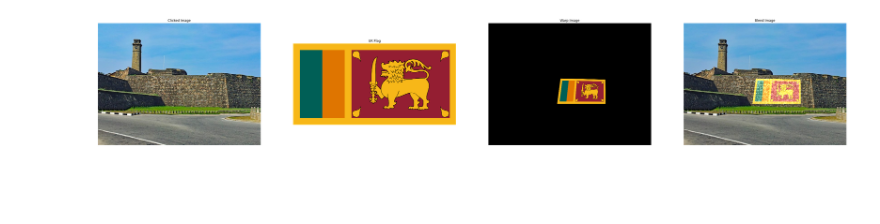
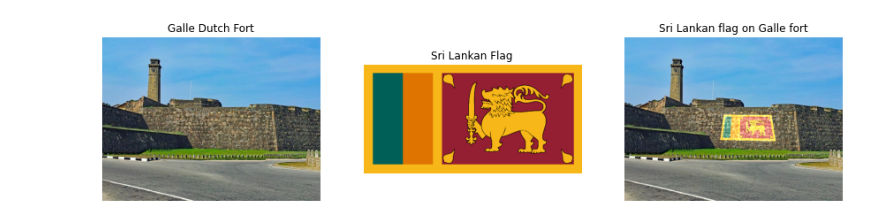
Before and after one commit to Kithdara/Assignments, a Jupyter notebook: Assignment_2.ipynb, the cells around one changed output. Saved outputs shown, nothing was run; the diff lists cells and outputs as text; code cells hidden in the pictures; blank space fills up the shorter version.

```diff
--- a/Assignment_2.ipynb
+++ b/Assignment_2.ipynb
@@ -109,65 +107,67 @@ plt.show()
 # %%
 import numpy as np
 import cv2 as cv
 import matplotlib.pyplot as plt
 
 count = 0
-points = []
-width = 0
-height = 0
+point_lst = []
 
-def mousePoints(event, x, y, flags, params):
-    global count
-    global points
+
+def getPoints(event, x, y, flags, params):
+    #This function appends clicking points to the point list
+    global count,point_lst
     if count < 4:
-        if event == cv.EVENT_LBUTTONDOWN:
-            points.append((x, y))
+        if event == cv.EVENT_LBUTTONDOWN:#identify left mouse click
+            point_lst.append((x, y))
             count += 1
-    return None
+    if count==4:#After entering 4 points image window closes.
+        cv.waitKey(1)
+        cv.destroyAllWindows()
+def arrange(data):
+    #This function identify left,right corners of clicking points and arrange them to calculate homography matrix.
+    data.sort(reverse=0)
+    if data[0][1]>data[1][1]:
+        data.insert(0,data.pop(1)) #left bottom
+    if data[2][1]>data[3][1]:
+        data.insert(3,data.pop(2)) #right top
+    data.insert(1,data.pop(2))
+    return data
 
-def getshape(pts):
-    global width
-    global height
-    width = (abs(pts[0][0] - pts[1][0]) + abs(pts[2][0] - pts[3][0]))//2
-    height = (abs(pts[0][1] - pts[2][1]) + abs(pts[1][1] - pts[3][1]))//2
-
-    return width, height
-
+#read images
 img1 = cv.imread(r'galle fort.jpg', cv.IMREAD_COLOR)
 img2 = cv.imread(r'Flag_of_Sri_Lanka.png', cv.IMREAD_REDUCED_COLOR_4)
-img3 = img1
-
-cv.imshow("original image", img1)
-cv.setMouseCallback("original image", mousePoints)
-cv.waitKey(0)
-cv.destroyAllWindows()
-
-pts_src = np.array([[0,0], [img2.shape[1],0], [0, img2.shape[0]], [img2.shape[1],img2.shape[0]]])
-pts_dst = np.array(points)
-shape0, shape1 = getshape(points)
 
 
-h , status = cv.findHomography(pts_src, pts_dst,cv.RANSAC, 5.0)
-im_out = cv.warpPerspective(img2, h, (img1.shape[1], img1.shape[0]))
-blend_image = cv.addWeighted(img1, 0.95, im_out, 0.8, 0.0)
+cv.imshow("image1", img1)#show image
+cv.setMouseCallback("image1", getPoints) #get clicking points from user.
+cv.waitKey(0)
 
 
-fig, ax = plt.subplots(1,4, figsize = (50,10))
-ax[0].imshow(cv.cvtColor(img3, cv.COLOR_BGR2RGB))
-ax[0].set_title("Clicked Image")
+src_pts = np.array([[0,0], [img2.shape[1],0], [0, img2.shape[0]], [img2.shape[1],img2.shape[0]]])
+# arrange points to calculate homography matrix
+dst_pts = np.array(arrange(point_lst))
+
+
+
+h , status = cv.findHomography(src_pts,dst_pts,cv.RANSAC, 3)#find Homography
+img_warp = cv.warpPerspective(img2, h, (img1.shape[1], img1.shape[0]))#find warp image
+img_blend = cv.addWeighted(img1, 1, img_warp, 0.75, 0)#blend two images
+
+
+#plot images
+fig, ax = plt.subplots(1,3, figsize = (15,10))
+ax[0].imshow(cv.cvtColor(img1, cv.COLOR_BGR2RGB))
+ax[0].set_title("Galle Dutch Fort")
 ax[0].axis('off')
 ax[1].imshow(cv.cvtColor(img2, cv.COLOR_BGR2RGB))
-ax[1].set_title("UK Flag")
+ax[1].set_title("Sri Lankan Flag")
 ax[1].axis('off')
-ax[2].imshow(cv.cvtColor(im_out, cv.COLOR_BGR2RGB))
-ax[2].set_title("Warp Image")
+ax[2].imshow(cv.cvtColor(img_blend, cv.COLOR_BGR2RGB))
+ax[2].set_title("Sri Lankan flag on Galle fort")
 ax[2].axis('off')
-ax[3].imshow(cv.cvtColor(blend_image, cv.COLOR_BGR2RGB))
-ax[3].set_title("Blend Image")
-ax[3].axis('off')
 plt.show()
 # %% [output]
-[figure, old version]
+[figure, new version]
 # %%
 import numpy as np
 import matplotlib.pyplot as plt
```
Also changed, not shown: parts of 9 cells of this notebook, 1 other file.
